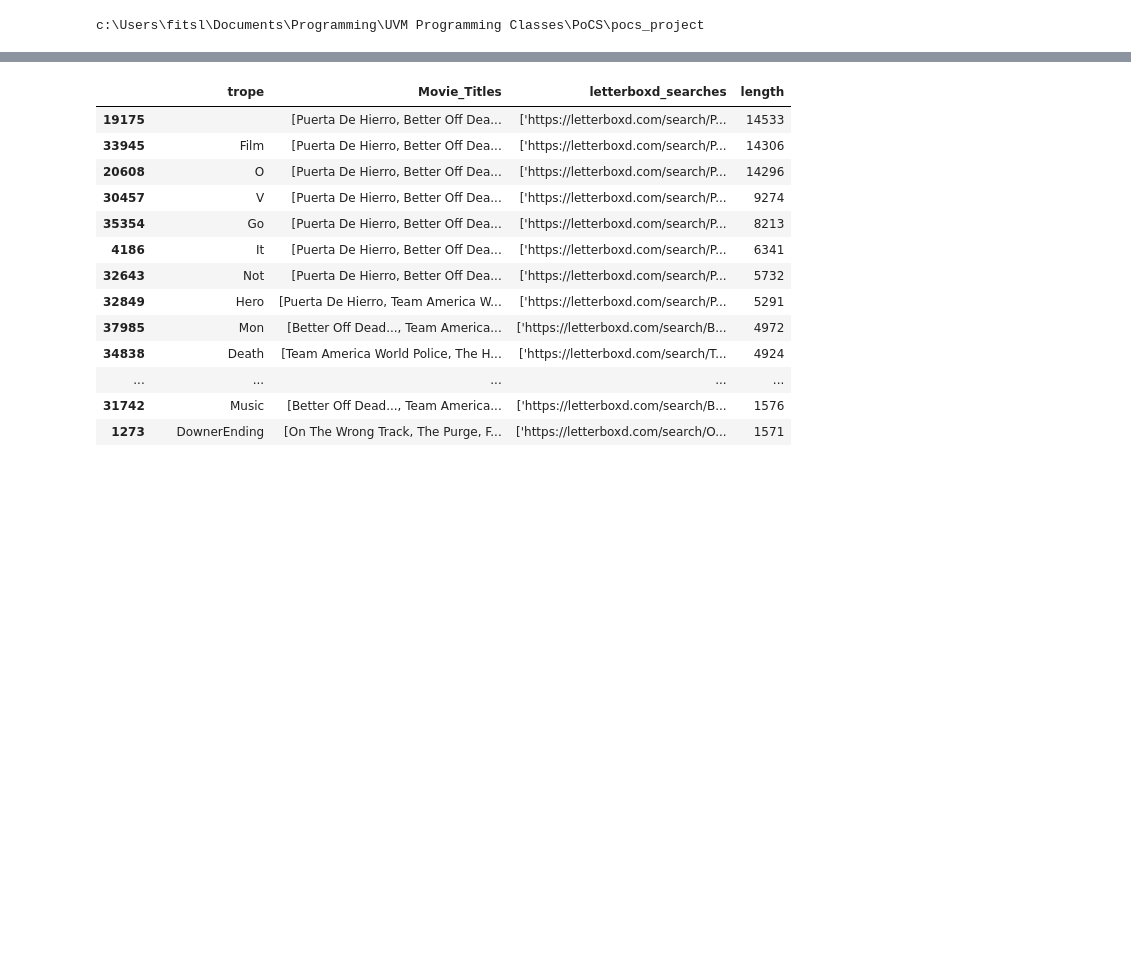
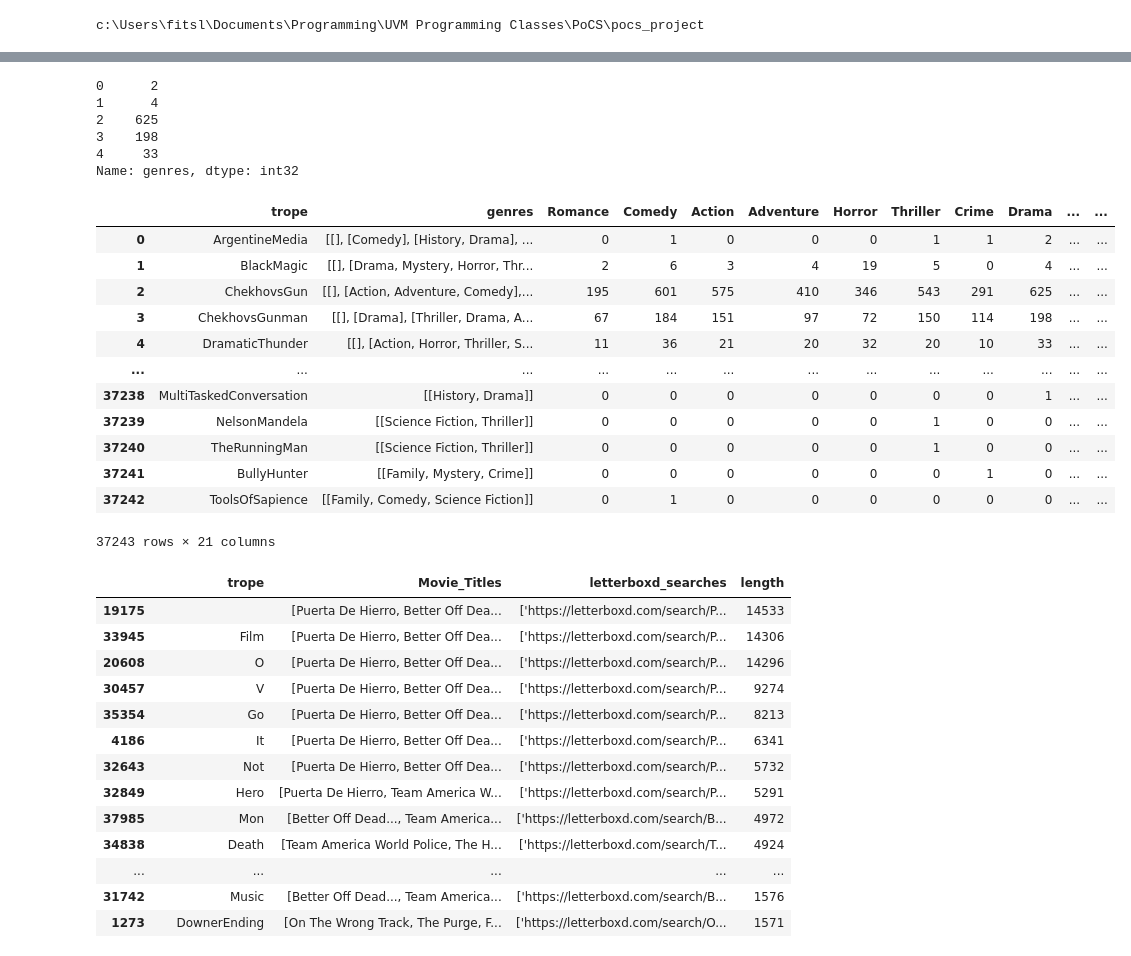
Before and after one commit to FWJK1/Pocs_Film_Project, a Jupyter notebook: Code/letterboxd_cleaning/better_trope_maker.ipynb, the cells around one changed output, grey strips where cells are left out. Saved outputs shown, nothing was run; the diff lists cells and outputs as text; code cells hidden in the pictures; blank space fills up the shorter version.

```diff
--- a/Code/letterboxd_cleaning/better_trope_maker.ipynb
+++ b/Code/letterboxd_cleaning/better_trope_maker.ipynb
@@ -96,0 +214,5 @@ for movie in df[df['trope'] == 'DueToTheDead']['Movie_Titles']:
+# %%
+dft_1 = df_t.copy()
+dft_1['matched_movies']= dft_1['trope'].apply(lambda trope: trope_grabber(trope, df_merged))
+
+print("movies matched")
@@ -96,0 +226,6 @@ for movie in df[df['trope'] == 'DueToTheDead']['Movie_Titles']:
+# %%
+df_t2 = dft_1.copy()
+for i, col in enumerate(return_cols):
+    df_t2[col] = df_t2['matched_movies'].apply(lambda x: [lst[i] for lst in x] if x is not None else [])
+df_t2.drop(columns=['matched_movies'], inplace=True)
+df_t2.shape
@@ -96,0 +260,4 @@ for movie in df[df['trope'] == 'DueToTheDead']['Movie_Titles']:
+# %%
+genres = df_merged['genres'].explode().unique().tolist()
+genres = genres[1:]
+genres
@@ -96,0 +284,38 @@ for movie in df[df['trope'] == 'DueToTheDead']['Movie_Titles']:
+# %%
+df_t2['genres'].iloc[0]
+def genre_counter(genre, lst_of_lists):
+    try:
+        flattened_genres = np.concatenate(lst_of_lists)
+        return np.sum(flattened_genres == genre)
+    except:
+        return 0
+
+df_t2['genres'].iloc[:5].apply(lambda x: genre_counter('Drama', x))
+# %% [output]
+0      2
+1      4
+2    625
+3    198
+4     33
+Name: genres, dtype: int32
+# %%
+df_genre = df_t2[['trope', 'genres']].copy()
+for genre in genres:
+    df_genre[genre] = df_genre['genres'].apply(lambda x : genre_counter(genre, x))
+
+
+df_genre
+# %% [output]
+|  | trope | genres | Romance | Comedy | Action | Adventure | Horror | Thriller | Crime | Drama | ... | ... |
+| 0 | ArgentineMedia | [[], [Comedy], [History, Drama], ... | 0 | 1 | 0 | 0 | 0 | 1 | 1 | 2 | ... | ... |
+| 1 | BlackMagic | [[], [Drama, Mystery, Horror, Thr... | 2 | 6 | 3 | 4 | 19 | 5 | 0 | 4 | ... | ... |
+| 2 | ChekhovsGun | [[], [Action, Adventure, Comedy],... | 195 | 601 | 575 | 410 | 346 | 543 | 291 | 625 | ... | ... |
+| 3 | ChekhovsGunman | [[], [Drama], [Thriller, Drama, A... | 67 | 184 | 151 | 97 | 72 | 150 | 114 | 198 | ... | ... |
+| 4 | DramaticThunder | [[], [Action, Horror, Thriller, S... | 11 | 36 | 21 | 20 | 32 | 20 | 10 | 33 | ... | ... |
+| ... | ... | ... | ... | ... | ... | ... | ... | ... | ... | ... | ... | ... |
+| 37238 | MultiTaskedConversation | [[History, Drama]] | 0 | 0 | 0 | 0 | 0 | 0 | 0 | 1 | ... | ... |
+| 37239 | NelsonMandela | [[Science Fiction, Thriller]] | 0 | 0 | 0 | 0 | 0 | 1 | 0 | 0 | ... | ... |
+| 37240 | TheRunningMan | [[Science Fiction, Thriller]] | 0 | 0 | 0 | 0 | 0 | 1 | 0 | 0 | ... | ... |
+| 37241 | BullyHunter | [[Family, Mystery, Crime]] | 0 | 0 | 0 | 0 | 0 | 0 | 1 | 0 | ... | ... |
+| 37242 | ToolsOfSapience | [[Family, Comedy, Science Fiction]] | 0 | 1 | 0 | 0 | 0 | 0 | 0 | 0 | ... | ... |
+37243 rows × 21 columns
```
Also changed, not shown: parts of 38 cells of this notebook, 5 other files.
